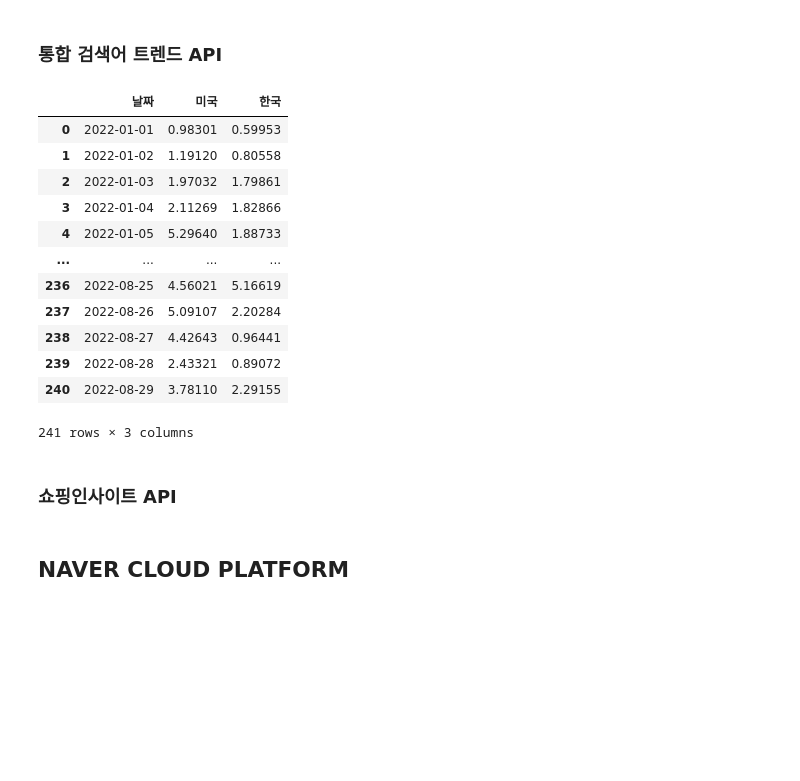
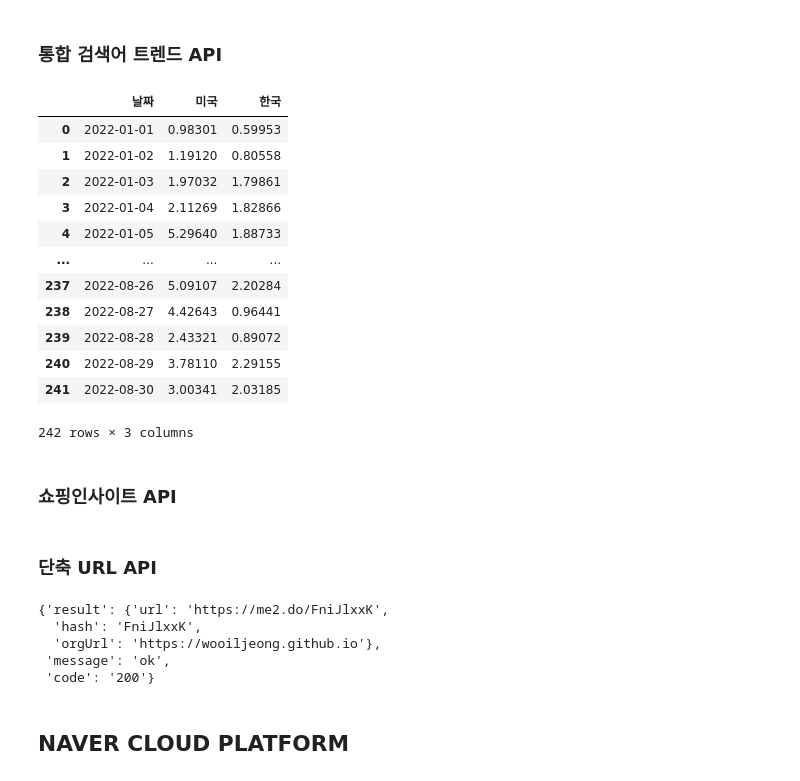
Before and after one commit to WooilJeong/PyNaver, a Jupyter notebook: develop.ipynb, the cells around one changed output. Cells and saved outputs as stored; diff of their text form; code cells hidden in the pictures; blank space fills up the shorter version.

```diff
--- a/develop.ipynb
+++ b/develop.ipynb
@@ -19,3 +13,25 @@ cloud_pw = config['cloud']['client_secret']
+# %%
+from config import config
+
+# 네이버 파파고 API
+papago_id = config['naver']['papago']['client_id']
+papago_pw = config['naver']['papago']['client_id']
+
+# 네이버 통합 검색어 API
+search_id = config['naver']['search']['client_id']
+search_pw = config['naver']['search']['client_secret']
+
+# 네이버 단축 URL API
+shorturl_id = config['naver']['shorturl']['client_id']
+shorturl_pw = config['naver']['shorturl']['client_secret']
+
+# 네이버 쇼핑인사이트 API
+shopping_id = config['naver']['shopping']['client_id']
+shopping_pw = config['naver']['shopping']['client_secret']
+
+# 네이버 클라우드 플랫폼 API
+cloud_id = config['cloud']['client_id']
+cloud_pw = config['cloud']['client_secret']
 # %%
 import json
 import requests
@@ -33,6 +49,8 @@ class Naver:
             "X-Naver-Client-Secret": client_secret,
             "Content-Type": "application/json",
         }
+
+
 
     def datalab_search(self, **kwargs):
         """
@@ -174,49 +192,61 @@ class Naver:
         data = {}
         for k, v in kwargs.items():
             data[k] = v
+
+
+    def util_shorturl(self, url):
+        """
+        단축 URL 요청(JSON)
+        """
+        req_url = f"https://openapi.naver.com/v1/util/shorturl?url={url}"
+        res = requests.get(req_url, headers=self.headers)
+        if res.status_code == 200:
+            return res.json()
+        else:
+            return res
 # %% [markdown]
 ### 통합 검색어 트렌드 API
 # %%
 # 네이버 API 인스턴스
-naver = Naver(naver_id, naver_pw)
+naver = Naver(search_id, search_pw)
 
 # 파라미터
 startDate = "2022-01-01"
 endDate = "2022-08-30"
 timeUnit = "date"
 keywordGroups = [
     {
         "groupName": "미국",
         "keywords": ["연준","FRB","FED","FOMC"]
     },
 
     {
         "groupName": "한국",
         "keywords": ["한국은행","금융통화위원회"]
     }
 ]
 
 
 # 요청
 df = naver.datalab_search(startDate=startDate,
                           endDate=endDate,
                           timeUnit=timeUnit,
                           keywordGroups=keywordGroups)
 df
 # %% [output]
 |  | 날짜 | 미국 | 한국 |
 | 0 | 2022-01-01 | 0.98301 | 0.59953 |
 | 1 | 2022-01-02 | 1.19120 | 0.80558 |
 | 2 | 2022-01-03 | 1.97032 | 1.79861 |
 | 3 | 2022-01-04 | 2.11269 | 1.82866 |
 | 4 | 2022-01-05 | 5.29640 | 1.88733 |
 | ... | ... | ... | ... |
-| 236 | 2022-08-25 | 4.56021 | 5.16619 |
 | 237 | 2022-08-26 | 5.09107 | 2.20284 |
 | 238 | 2022-08-27 | 4.42643 | 0.96441 |
 | 239 | 2022-08-28 | 2.43321 | 0.89072 |
 | 240 | 2022-08-29 | 3.78110 | 2.29155 |
+| 241 | 2022-08-30 | 3.00341 | 2.03185 |
-241 rows × 3 columns
+242 rows × 3 columns
 # %% [markdown]
 ### 쇼핑인사이트 API
 # %%
@@ -232,6 +262,24 @@ keywordGroups = []
 
 # 요청
 df = naver.datalab_
+# %% [markdown]
+### 단축 URL API
+# %%
+# 네이버 API 인스턴스
+naver = Naver(shorturl_id, shorturl_pw)
+
+# 파라미터
+url = "https://wooiljeong.github.io"
+
+# 단축 URL API 호출
+res = naver.util_shorturl(url)
+res
+# %% [output]
+{'result': {'url': 'https://me2.do/FniJlxxK',
+  'hash': 'FniJlxxK',
+  'orgUrl': 'https://wooiljeong.github.io'},
+ 'message': 'ok',
+ 'code': '200'}
 # %% [markdown]
 ## NAVER CLOUD PLATFORM
 # %%
```
Also changed, not shown: parts of 7 cells of this notebook.
